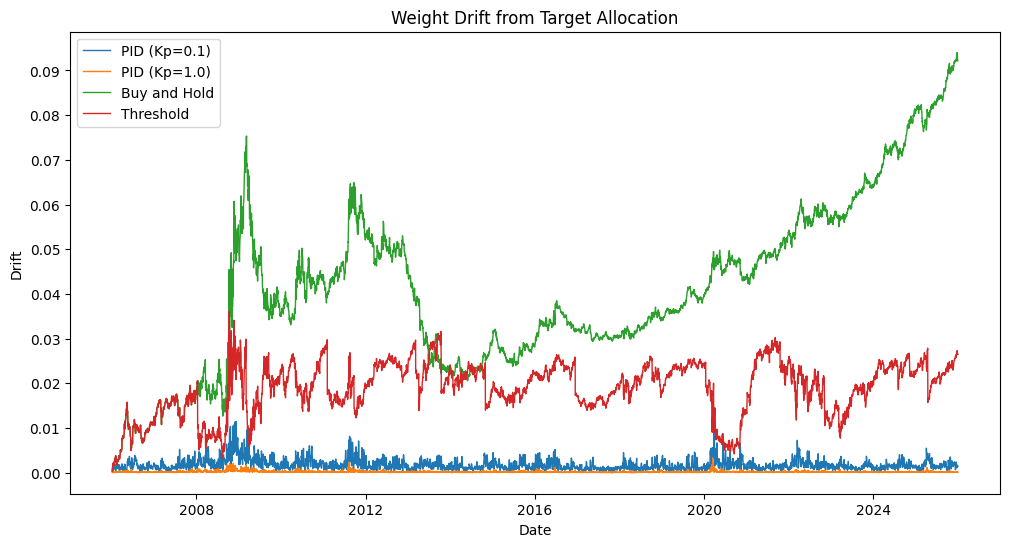
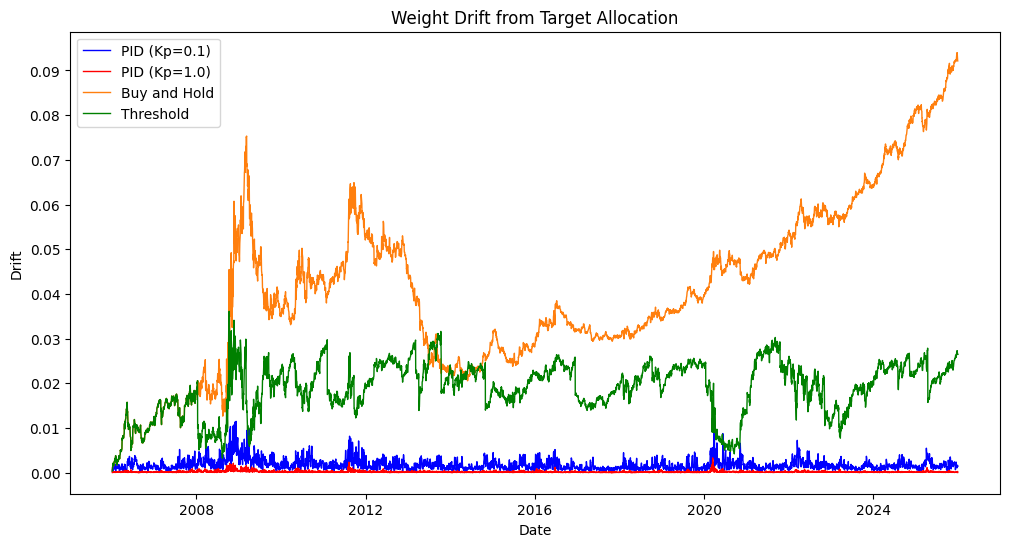
Code edit (unified diff) that turned the first committed figure into the second:
--- before
+++ after
@@ -8,8 +8,8 @@
 
 plt.figure(figsize=(12, 6))
-plt.plot(pid_dates, compute_drift(pid_weights_low, target_weight), label='PID (Kp=0.1)', linewidth=1)
-plt.plot(pid_dates, compute_drift(pid_weights_high, target_weight), label='PID (Kp=1.0)', linewidth=1)
-plt.plot(bah_dates, compute_drift(bah_weights, target_weight), label='Buy and Hold', linewidth=1)
-plt.plot(thr_dates, compute_drift(thr_weights, target_weight), label='Threshold', linewidth=1)
+plt.plot(pid_dates, compute_drift(pid_weights_low, target_weight), color='blue', label='PID (Kp=0.1)', linewidth=1)
+plt.plot(pid_dates, compute_drift(pid_weights_high, target_weight), color='red', label='PID (Kp=1.0)', linewidth=1)
+plt.plot(bah_dates, compute_drift(bah_weights, target_weight), color='tab:orange', label='Buy and Hold', linewidth=1)
+plt.plot(thr_dates, compute_drift(thr_weights, target_weight), color='green', label='Threshold', linewidth=1)
 plt.title('Weight Drift from Target Allocation')
 plt.xlabel('Date')

Commit: Markowitz Layer, Notebook and README update